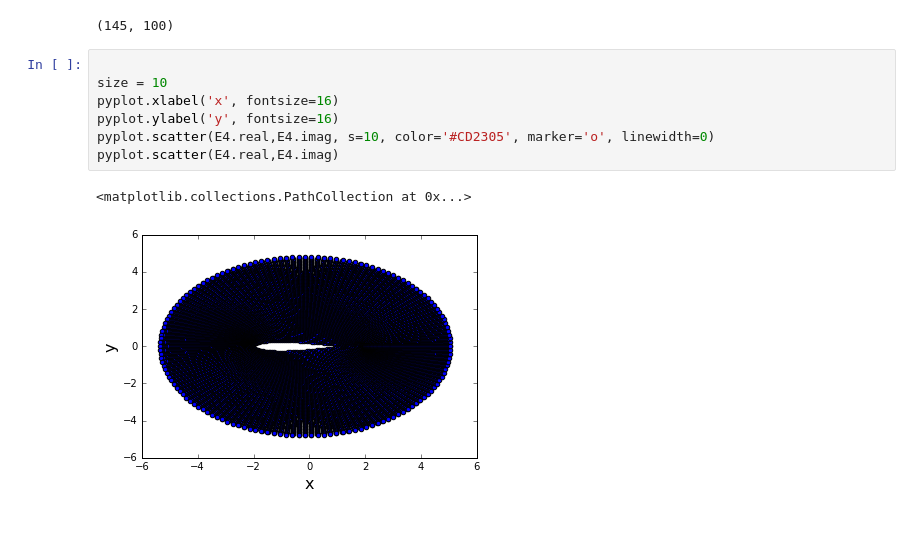
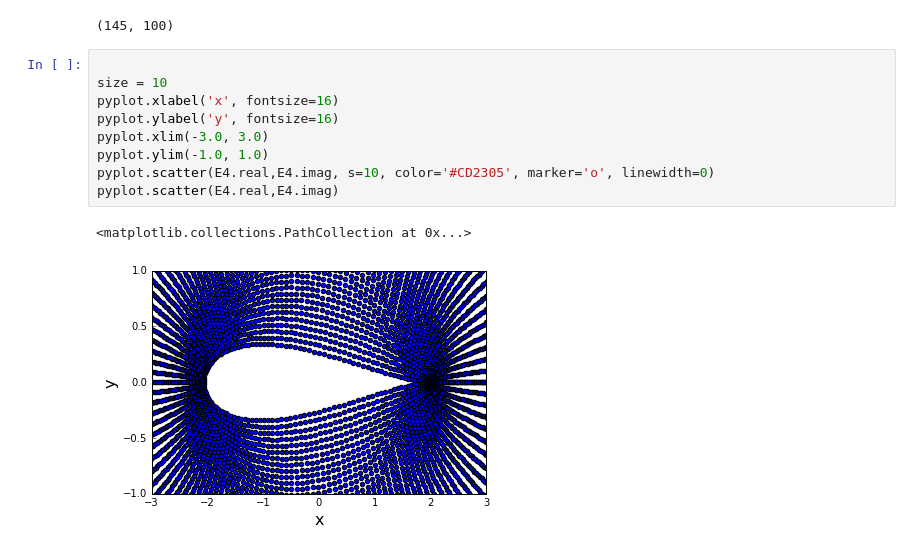
Before and after one commit to Dmphelps89/MAE6226-1, a Jupyter notebook: Assignment06.ipynb, the cells around one changed output. Saved outputs shown, nothing was run; the diff lists cells and outputs as text.

Commit message:
some figures

```diff
--- a/Assignment06.ipynb
+++ b/Assignment06.ipynb
@@ -122,10 +126,12 @@ numpy.shape(E4)
 # %%
 
 size = 10
 pyplot.xlabel('x', fontsize=16)
 pyplot.ylabel('y', fontsize=16)
+pyplot.xlim(-3.0, 3.0)
+pyplot.ylim(-1.0, 1.0)
 pyplot.scatter(E4.real,E4.imag, s=10, color='#CD2305', marker='o', linewidth=0)
 pyplot.scatter(E4.real,E4.imag)
 # %% [output]
 <matplotlib.collections.PathCollection at 0x...>
-[figure, old version]
+[figure, new version]
```
Also changed, not shown: parts of 8 cells of this notebook.
